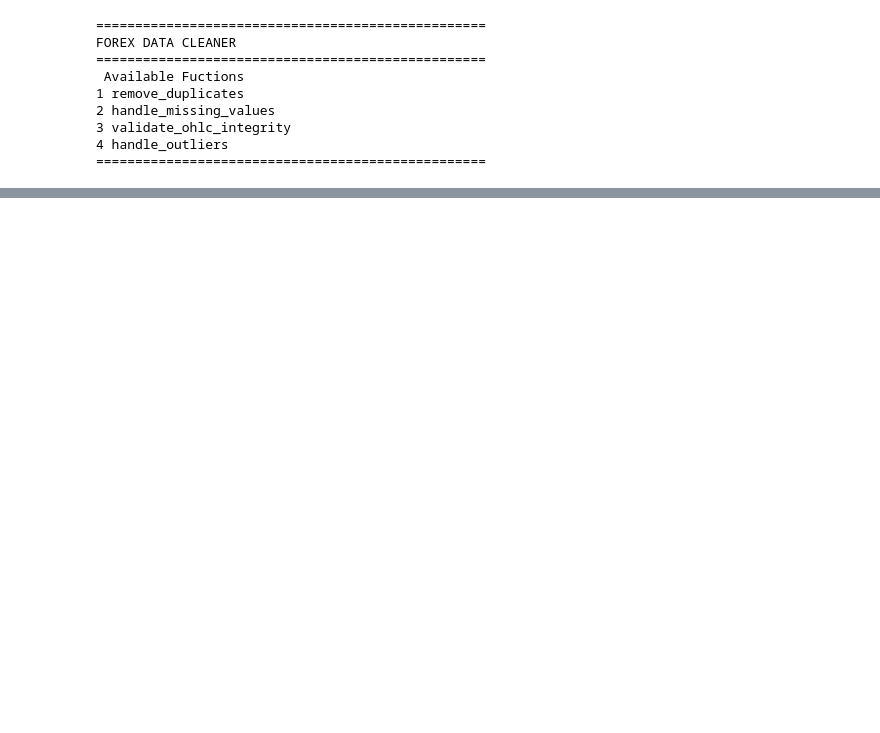
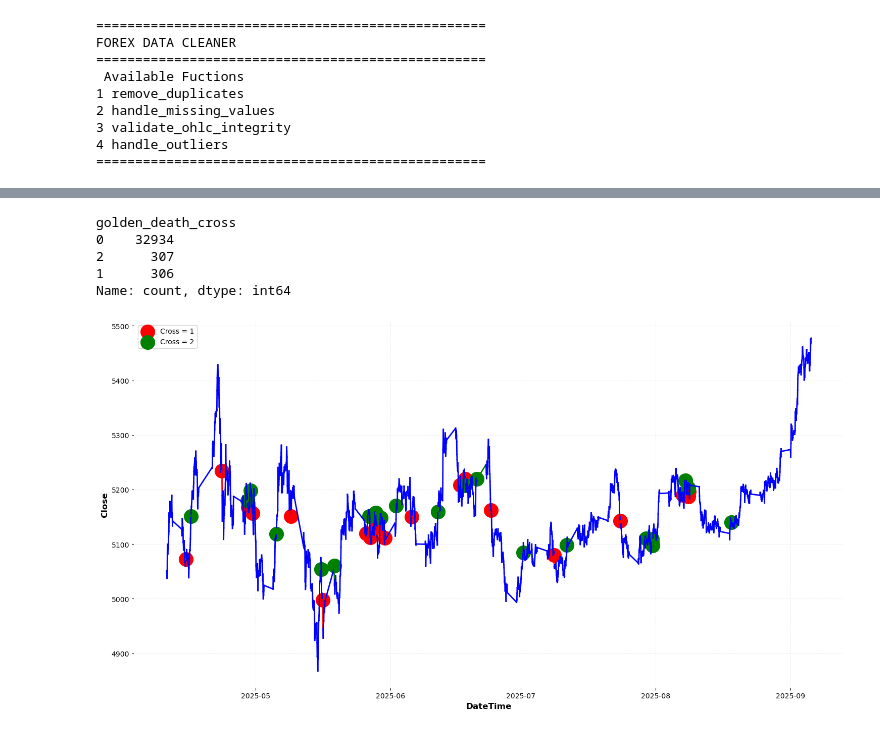
Before and after one commit to AFoivos/Forex_Prediction-, a Jupyter notebook: notebooks/test_label_features.ipynb, the cells around one changed output, grey strips where cells are left out. Cells and saved outputs as stored; diff of their text form; code cells hidden in the pictures; blank space fills up the shorter version.

```diff
--- a/notebooks/test_label_features.ipynb
+++ b/notebooks/test_label_features.ipynb
@@ -298,2 +298,4 @@ Columns: Index(['open', 'high', 'low', 'close', 'volume', 'vol_atr_14', 'vol_atr
 Index Column: datetime
 ==================================================
+# %%
+add_mas_signals = ForexMASignals(data = n_data)
@@ -299,0 +317,36 @@ Index Column: datetime
+# %%
+s_data["golden_death_cross"].value_counts()
+# %% [output]
+golden_death_cross
+0    32934
+2      307
+1      306
+Name: count, dtype: int64
+# %%
+s_data = add_mas_signals.ma_bounce_signals(ma_type='sma')
+# %%
+import matplotlib.pyplot as plt
+df = s_data.tail(2400)
+# %%
+plt.figure(figsize=(15, 8))
+
+colors = ['blue' if x == 0 else 'red' if x == 1 else 'green' for x in df['golden_death_cross']]
+
+for i in range(len(df) - 1):
+    plt.plot(df.index[i:i+2], df['close'].iloc[i:i+2],
+             color=colors[i], linewidth=2)
+
+for color, value in [ ('red', 1), ('green', 2)]:
+    mask = df['golden_death_cross'] == value
+    if mask.any():
+        plt.scatter(df.index[mask], df['close'][mask],
+                   color=color, s=400, label=f'Cross = {value}')
+
+plt.xlabel('DateTime', fontsize=12)
+plt.ylabel('Close', fontsize=12)
+plt.legend()
+plt.grid(True, alpha=0.3)
+plt.tight_layout()
+plt.show()
+# %% [output]
+[figure, added]
```
Also changed, not shown: parts of 9 cells of this notebook, 2 other files.
